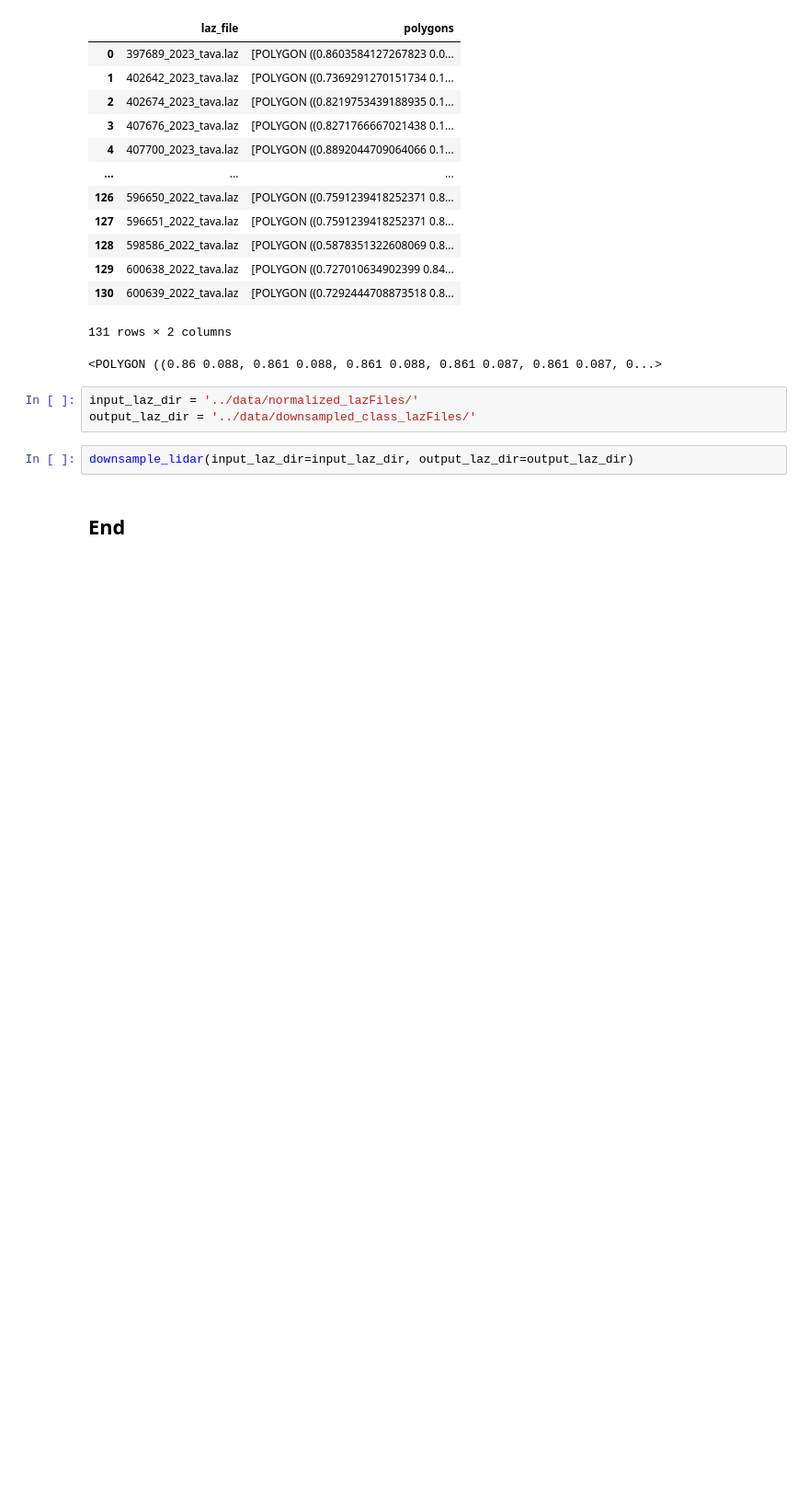
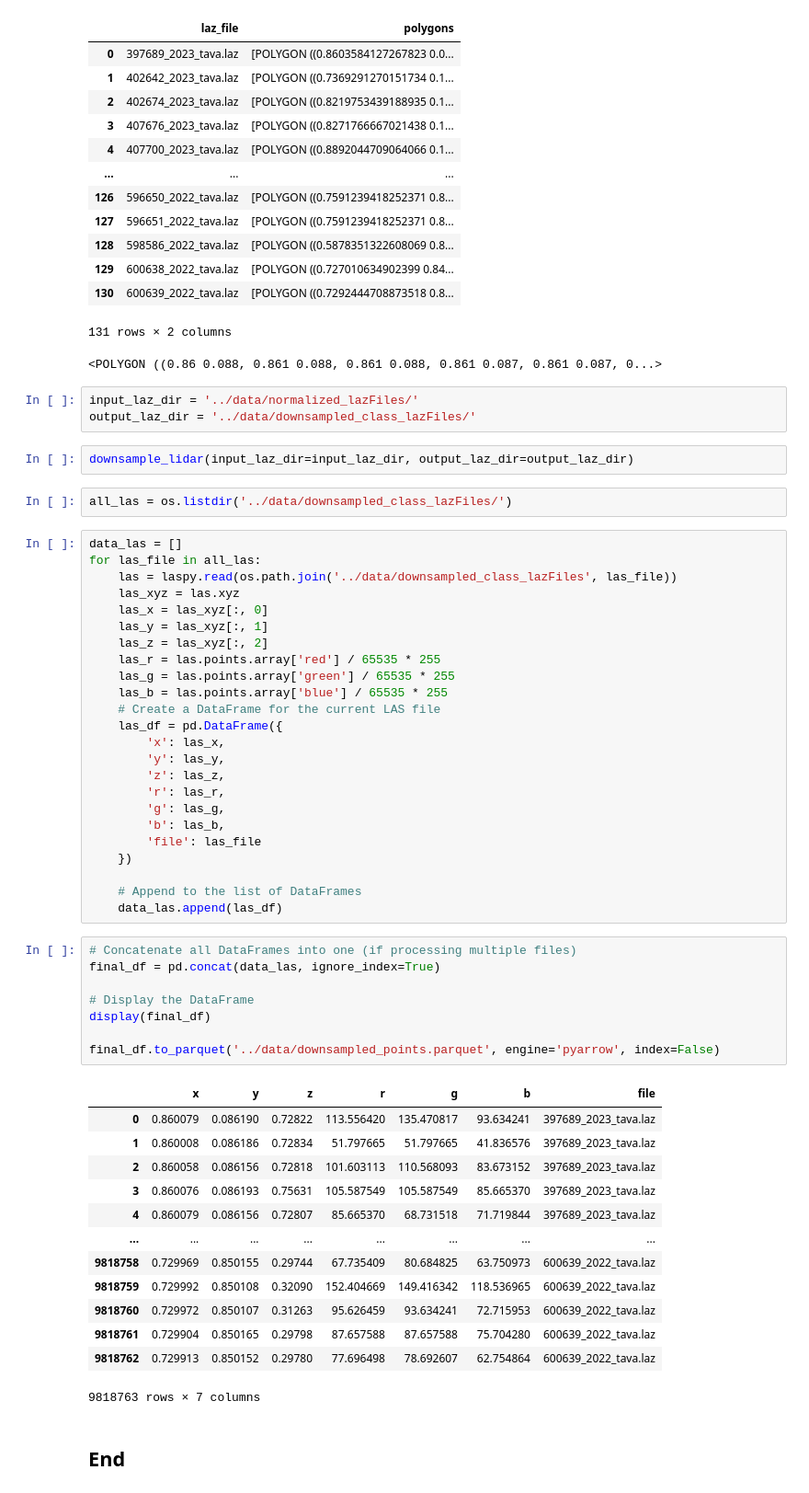
Before and after one commit to SanderSaska/Hillfort-detection-with-LiDAR-data, a Jupyter notebook: notebooks/data.ipynb, the cells around one changed output. Shown at 92% size. Cells and saved outputs as stored; diff of their text form; blank space fills up the shorter version.

```diff
--- a/notebooks/data.ipynb
+++ b/notebooks/data.ipynb
@@ -557,5 +492,53 @@ input_laz_dir = '../data/normalized_lazFiles/'
 output_laz_dir = '../data/downsampled_class_lazFiles/'
 # %%
 downsample_lidar(input_laz_dir=input_laz_dir, output_laz_dir=output_laz_dir)
+# %%
+all_las = os.listdir('../data/downsampled_class_lazFiles/')
+# %%
+data_las = []
+for las_file in all_las:
+    las = laspy.read(os.path.join('../data/downsampled_class_lazFiles', las_file))
+    las_xyz = las.xyz
+    las_x = las_xyz[:, 0]
+    las_y = las_xyz[:, 1]
+    las_z = las_xyz[:, 2]
+    las_r = las.points.array['red'] / 65535 * 255
+    las_g = las.points.array['green'] / 65535 * 255
+    las_b = las.points.array['blue'] / 65535 * 255
+    # Create a DataFrame for the current LAS file
+    las_df = pd.DataFrame({
+        'x': las_x,
+        'y': las_y,
+        'z': las_z,
+        'r': las_r,
+        'g': las_g,
+        'b': las_b,
+        'file': las_file
+    })
+
+    # Append to the list of DataFrames
+    data_las.append(las_df)
+# %%
+# Concatenate all DataFrames into one (if processing multiple files)
+final_df = pd.concat(data_las, ignore_index=True)
+
+# Display the DataFrame
+display(final_df)
+
+final_df.to_parquet('../data/downsampled_points.parquet', engine='pyarrow', index=False)
+# %% [output]
+|  | x | y | z | r | g | b | file |
+| 0 | 0.860079 | 0.086190 | 0.72822 | 113.556420 | 135.470817 | 93.634241 | 397689_2023_tava.laz |
+| 1 | 0.860008 | 0.086186 | 0.72834 | 51.797665 | 51.797665 | 41.836576 | 397689_2023_tava.laz |
+| 2 | 0.860058 | 0.086156 | 0.72818 | 101.603113 | 110.568093 | 83.673152 | 397689_2023_tava.laz |
+| 3 | 0.860076 | 0.086193 | 0.75631 | 105.587549 | 105.587549 | 85.665370 | 397689_2023_tava.laz |
+| 4 | 0.860079 | 0.086156 | 0.72807 | 85.665370 | 68.731518 | 71.719844 | 397689_2023_tava.laz |
+| ... | ... | ... | ... | ... | ... | ... | ... |
+| 9818758 | 0.729969 | 0.850155 | 0.29744 | 67.735409 | 80.684825 | 63.750973 | 600639_2022_tava.laz |
+| 9818759 | 0.729992 | 0.850108 | 0.32090 | 152.404669 | 149.416342 | 118.536965 | 600639_2022_tava.laz |
+| 9818760 | 0.729972 | 0.850107 | 0.31263 | 95.626459 | 93.634241 | 72.715953 | 600639_2022_tava.laz |
+| 9818761 | 0.729904 | 0.850165 | 0.29798 | 87.657588 | 87.657588 | 75.704280 | 600639_2022_tava.laz |
+| 9818762 | 0.729913 | 0.850152 | 0.29780 | 77.696498 | 78.692607 | 62.754864 | 600639_2022_tava.laz |
+9818763 rows × 7 columns
 # %% [markdown]
 ## End
```
Also changed, not shown: parts of 9 cells of this notebook, 12 other files.
